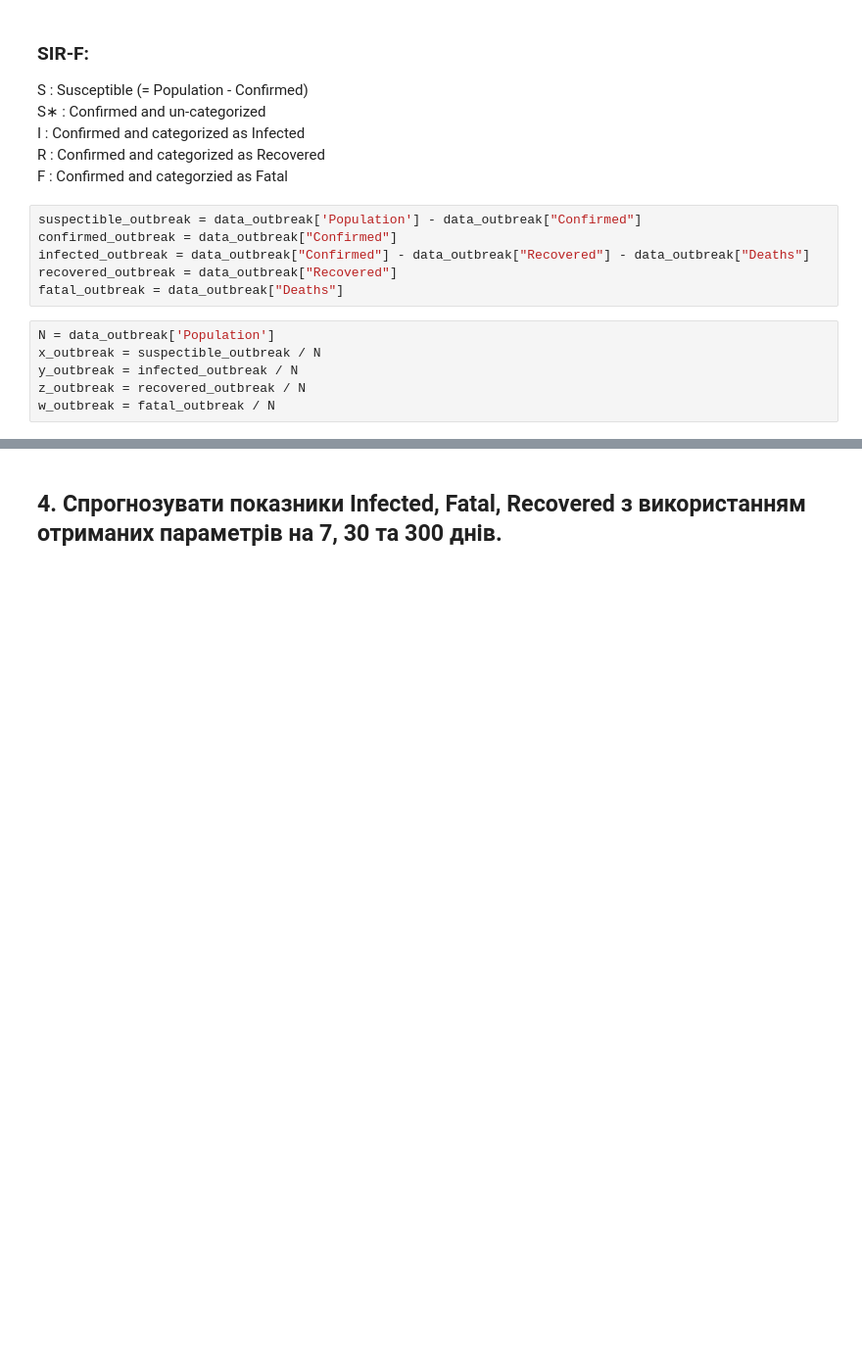
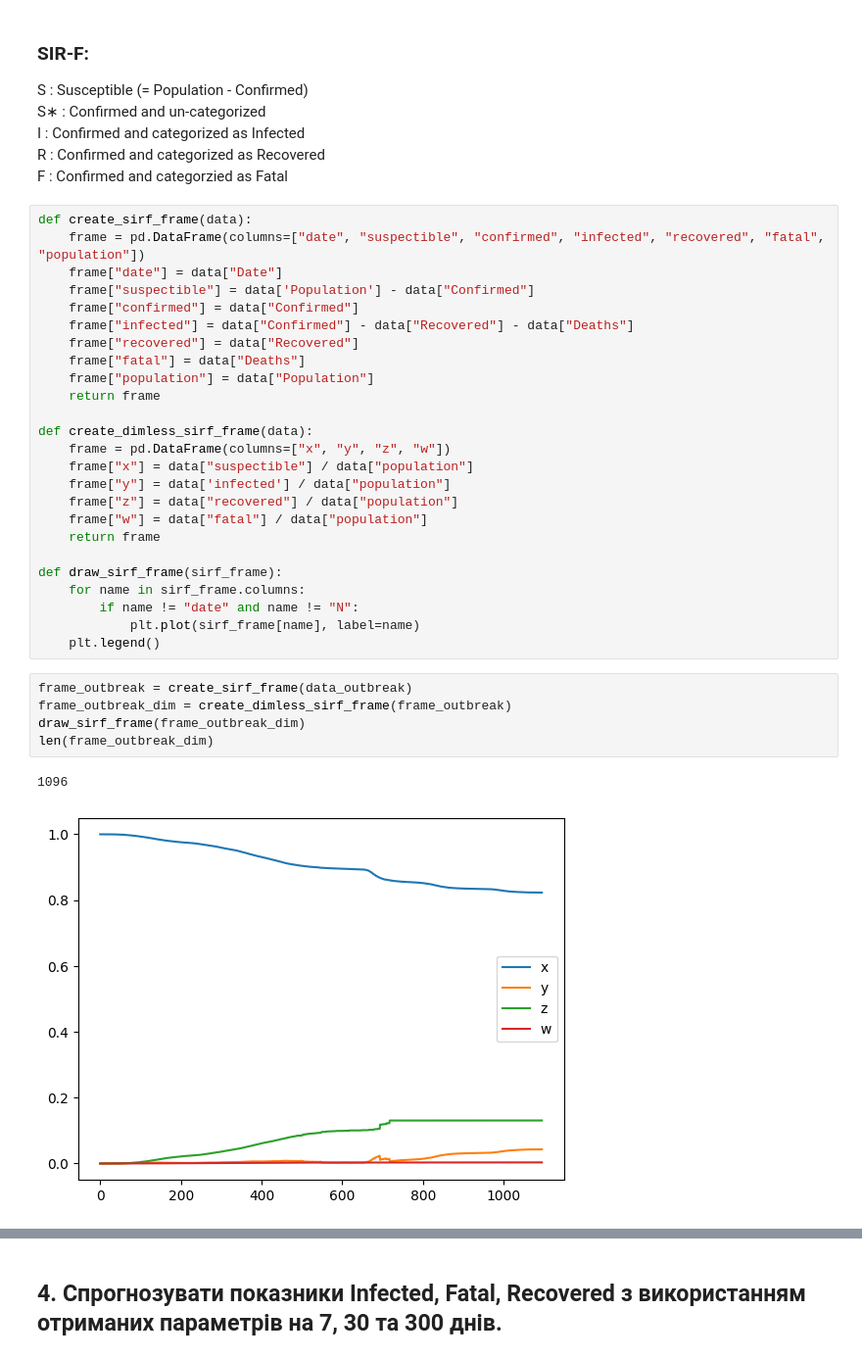
Before and after one commit to KlymentievMaksym/MathMod, a Jupyter notebook: Lab4/Covid19SIR.ipynb, the cells around one changed output, grey strips where cells are left out. Shown: that part at 98% size. Cells and saved outputs as stored; diff of their text form; blank space fills up the shorter version.

```diff
--- a/Lab4/Covid19SIR.ipynb
+++ b/Lab4/Covid19SIR.ipynb
@@ -125,16 +125,37 @@ S∗ : Confirmed and un-categorized
 I : Confirmed and categorized as Infected
 R : Confirmed and categorized as Recovered
 F : Confirmed and categorzied as Fatal
-# %%
-suspectible_outbreak = data_outbreak['Population'] - data_outbreak["Confirmed"]
-confirmed_outbreak = data_outbreak["Confirmed"]
-infected_outbreak = data_outbreak["Confirmed"] - data_outbreak["Recovered"] - data_outbreak["Deaths"]
-recovered_outbreak = data_outbreak["Recovered"]
-fatal_outbreak = data_outbreak["Deaths"]
-# %%
-N = data_outbreak['Population']
-x_outbreak = suspectible_outbreak / N
-y_outbreak = infected_outbreak / N
-z_outbreak = recovered_outbreak / N
-w_outbreak = fatal_outbreak / N
+# %%
+def create_sirf_frame(data):
+    frame = pd.DataFrame(columns=["date", "suspectible", "confirmed", "infected", "recovered", "fatal", "population"])
+    frame["date"] = data["Date"]
+    frame["suspectible"] = data['Population'] - data["Confirmed"]
+    frame["confirmed"] = data["Confirmed"]
+    frame["infected"] = data["Confirmed"] - data["Recovered"] - data["Deaths"]
+    frame["recovered"] = data["Recovered"]
+    frame["fatal"] = data["Deaths"]
+    frame["population"] = data["Population"]
+    return frame
+
+def create_dimless_sirf_frame(data):
+    frame = pd.DataFrame(columns=["x", "y", "z", "w"])
+    frame["x"] = data["suspectible"] / data["population"]
+    frame["y"] = data['infected'] / data["population"]
+    frame["z"] = data["recovered"] / data["population"]
+    frame["w"] = data["fatal"] / data["population"]
+    return frame
+
+def draw_sirf_frame(sirf_frame):
+    for name in sirf_frame.columns:
+        if name != "date" and name != "N":
+            plt.plot(sirf_frame[name], label=name)
+    plt.legend()
+# %%
+frame_outbreak = create_sirf_frame(data_outbreak)
+frame_outbreak_dim = create_dimless_sirf_frame(frame_outbreak)
+draw_sirf_frame(frame_outbreak_dim)
+len(frame_outbreak_dim)
+# %% [output]
+1096
+[figure, added]
 # %%
```
Also changed, not shown: parts of 11 cells of this notebook.
